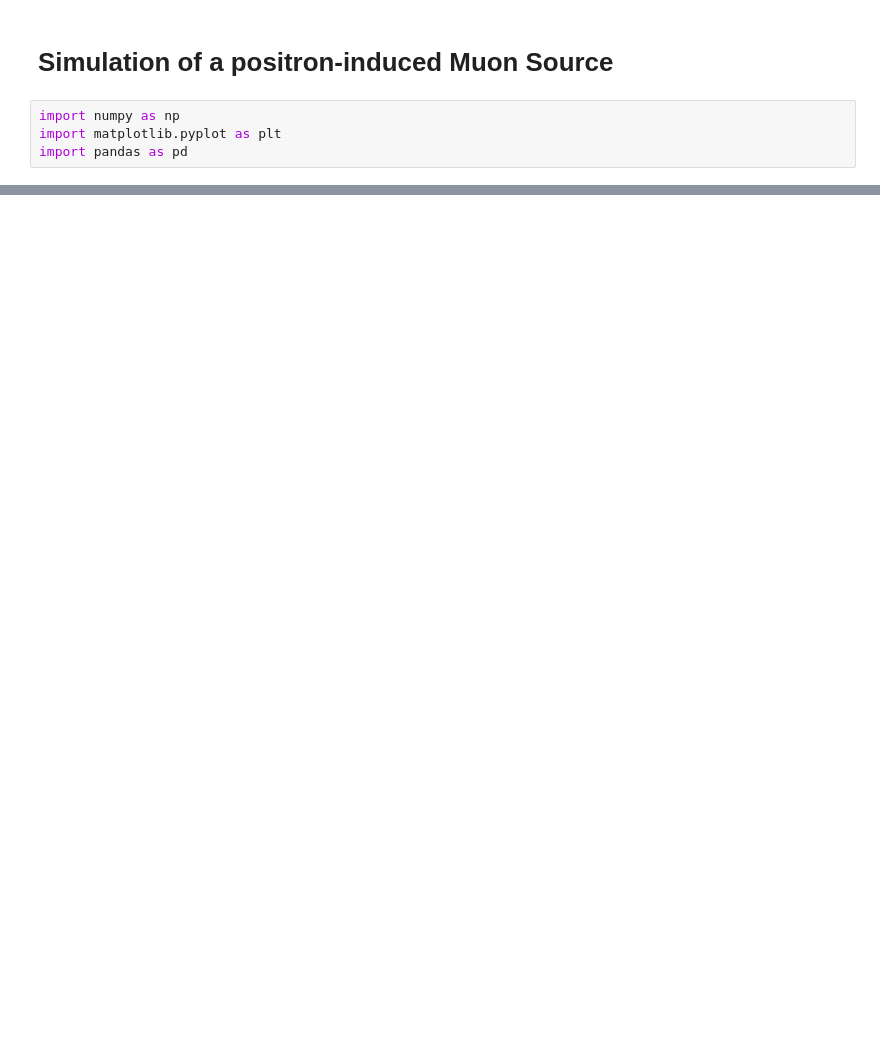
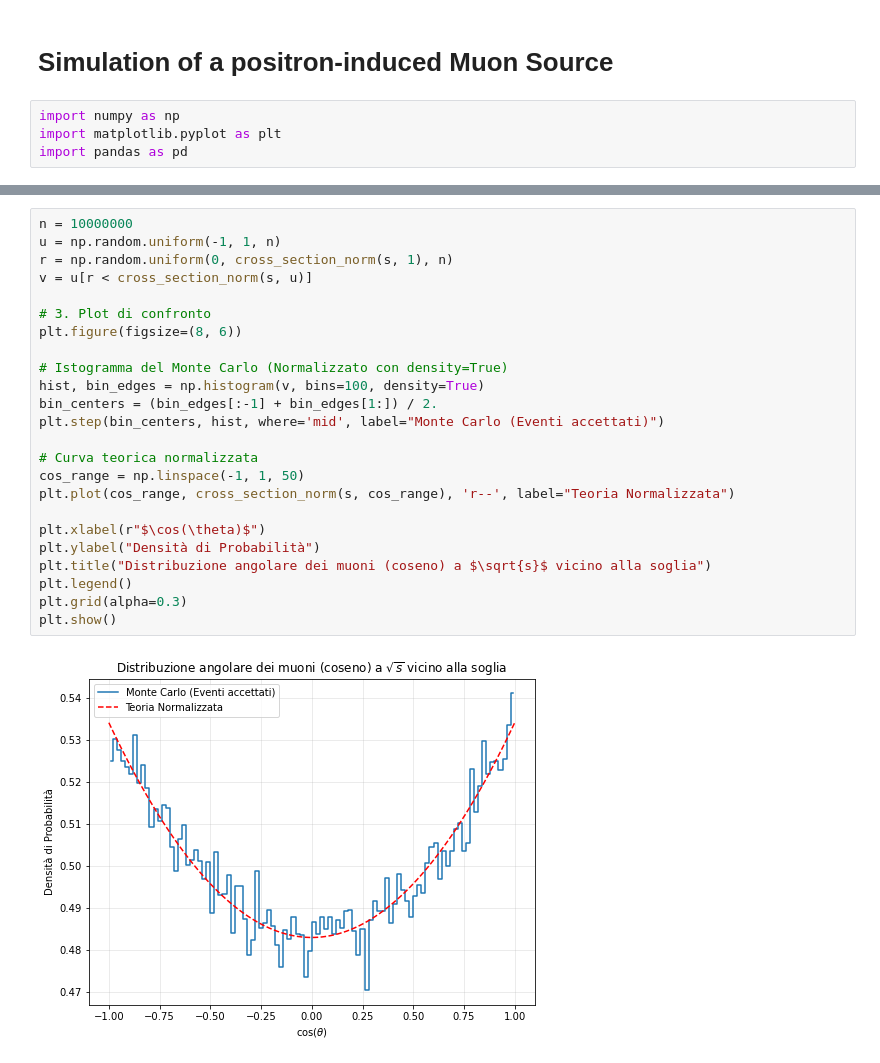
Before and after one commit to sarapasquato/LCP_Project, a Jupyter notebook: Project.ipynb, the cells around one changed output, grey strips where cells are left out. Drawn from its saved outputs; the diff is of its cells as text; blank space fills up the shorter version.

```diff
--- a/Project.ipynb
+++ b/Project.ipynb
@@ -33,0 +40,26 @@ plt.show()
+# %%
+n = 10000000
+u = np.random.uniform(-1, 1, n)
+r = np.random.uniform(0, cross_section_norm(s, 1), n)
+v = u[r < cross_section_norm(s, u)]
+
+# 3. Plot di confronto
+plt.figure(figsize=(8, 6))
+
+# Istogramma del Monte Carlo (Normalizzato con density=True)
+hist, bin_edges = np.histogram(v, bins=100, density=True)
+bin_centers = (bin_edges[:-1] + bin_edges[1:]) / 2.
+plt.step(bin_centers, hist, where='mid', label="Monte Carlo (Eventi accettati)")
+
+# Curva teorica normalizzata
+cos_range = np.linspace(-1, 1, 50)
+plt.plot(cos_range, cross_section_norm(s, cos_range), 'r--', label="Teoria Normalizzata")
+
+plt.xlabel(r"$\cos(\theta)$")
+plt.ylabel("Densità di Probabilità")
+plt.title("Distribuzione angolare dei muoni (coseno) a $\sqrt{s}$ vicino alla soglia")
+plt.legend()
+plt.grid(alpha=0.3)
+plt.show()
+# %% [output]
+[figure, added]
```
Also changed, not shown: parts of 3 cells of this notebook.
